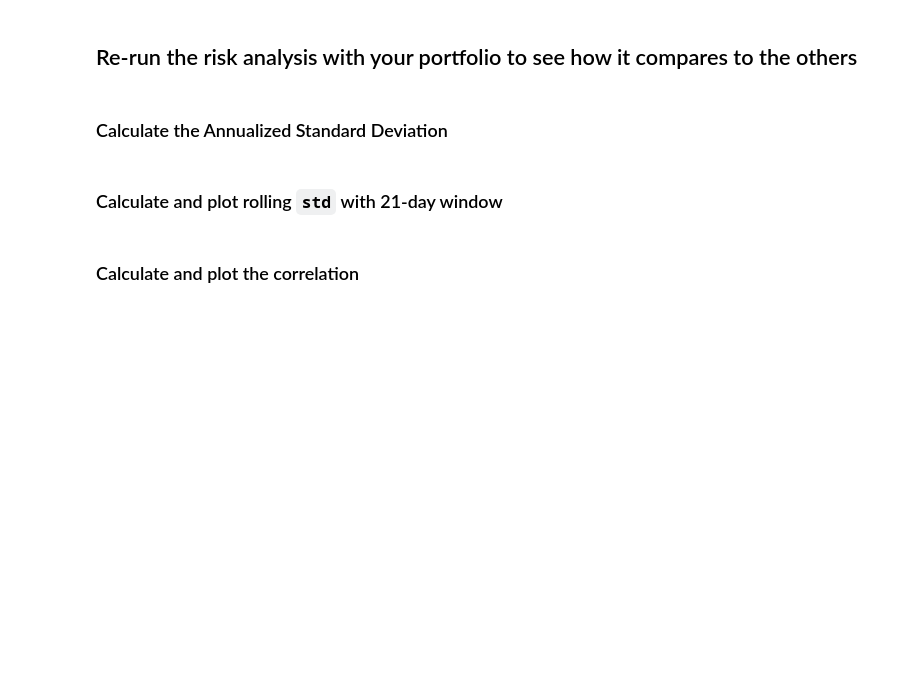
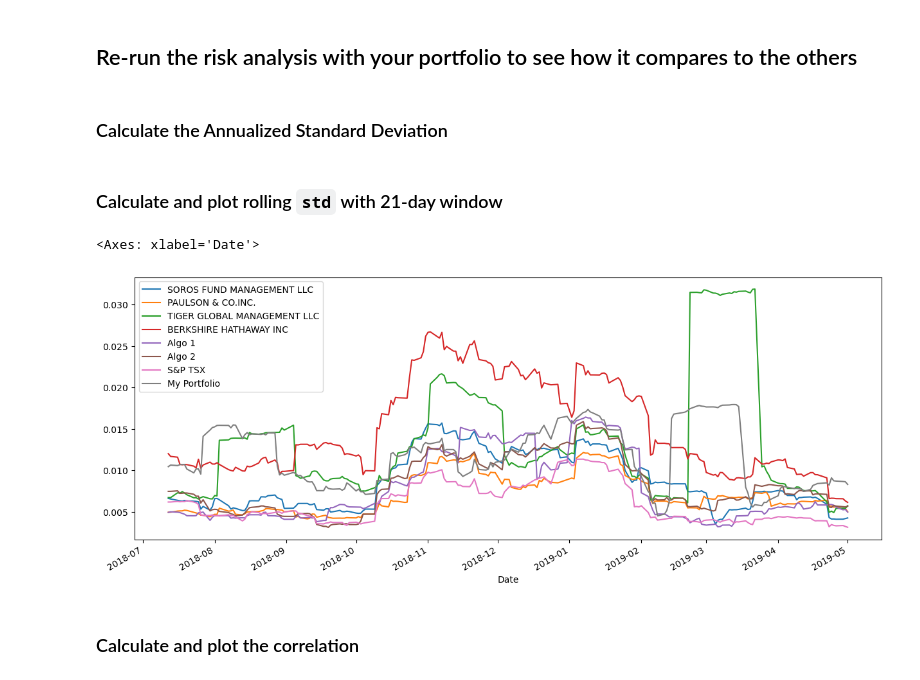
Before and after one commit to EthanB1/Portfolio-Returns-Analysis, a Jupyter notebook: whale_analysis.ipynb, the cells around one changed output. Saved outputs shown, nothing was run; the diff lists cells and outputs as text; code cells hidden in the pictures; blank space fills up the shorter version.

```diff
--- a/whale_analysis.ipynb
+++ b/whale_analysis.ipynb
@@ -366,8 +409,12 @@ weights = [1/3, 1/3, 1/3]
 ### Calculate and plot rolling `std` with 21-day window
 # %%
 # Calculate rolling standard deviation
-
-# Plot rolling standard deviation
+final_portfolio_rolling_std = final_portfolio.rolling(window=21).std()
+# Plot the rolling standard deviation
+final_portfolio_rolling_std.plot(figsize=(15,6))
+# %% [output]
+<Axes: xlabel='Date'>
+[figure, added]
 # %% [markdown]
 ### Calculate and plot the correlation
 # %%
```
Also changed, not shown: parts of 26 cells of this notebook, 4 other files.
